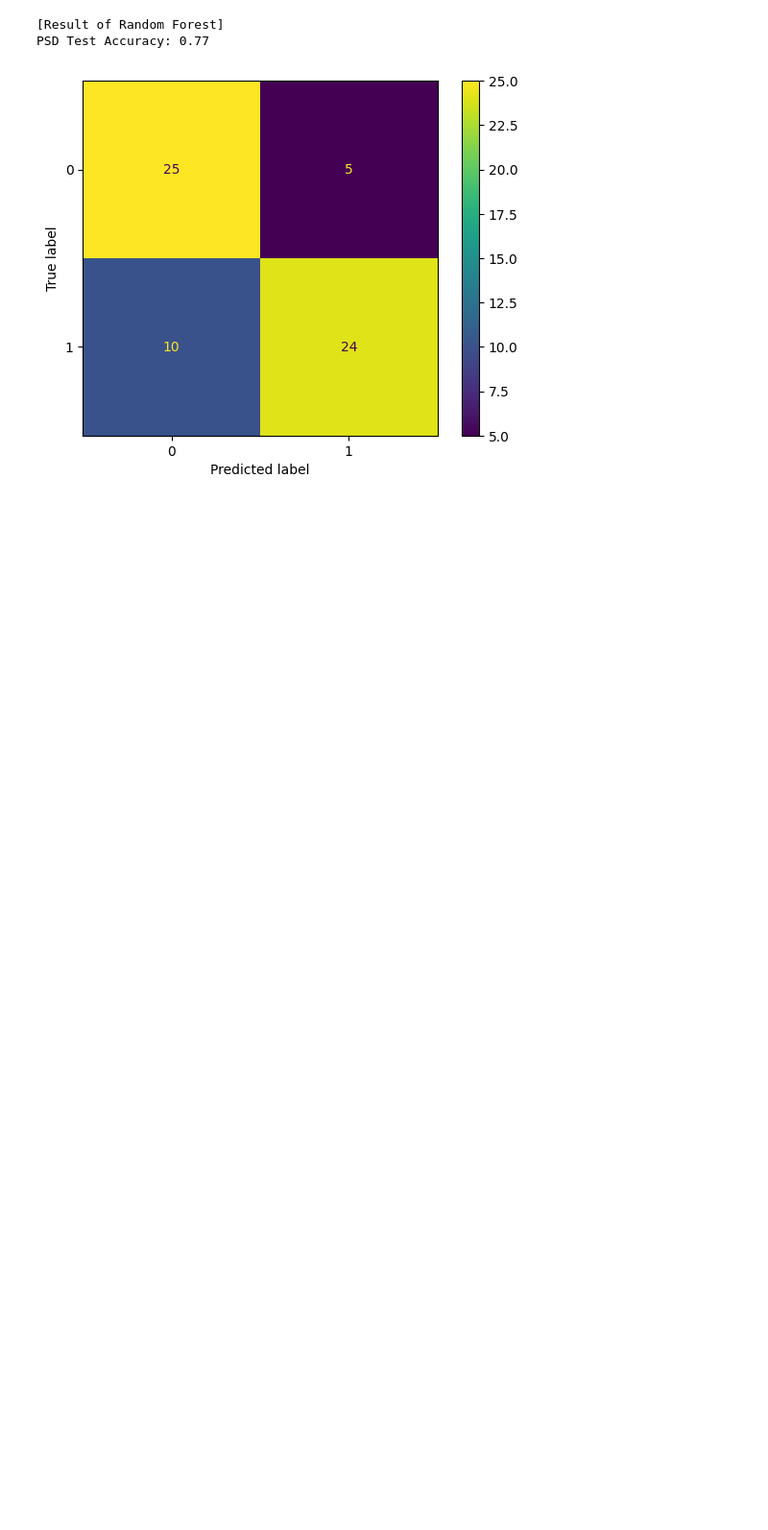
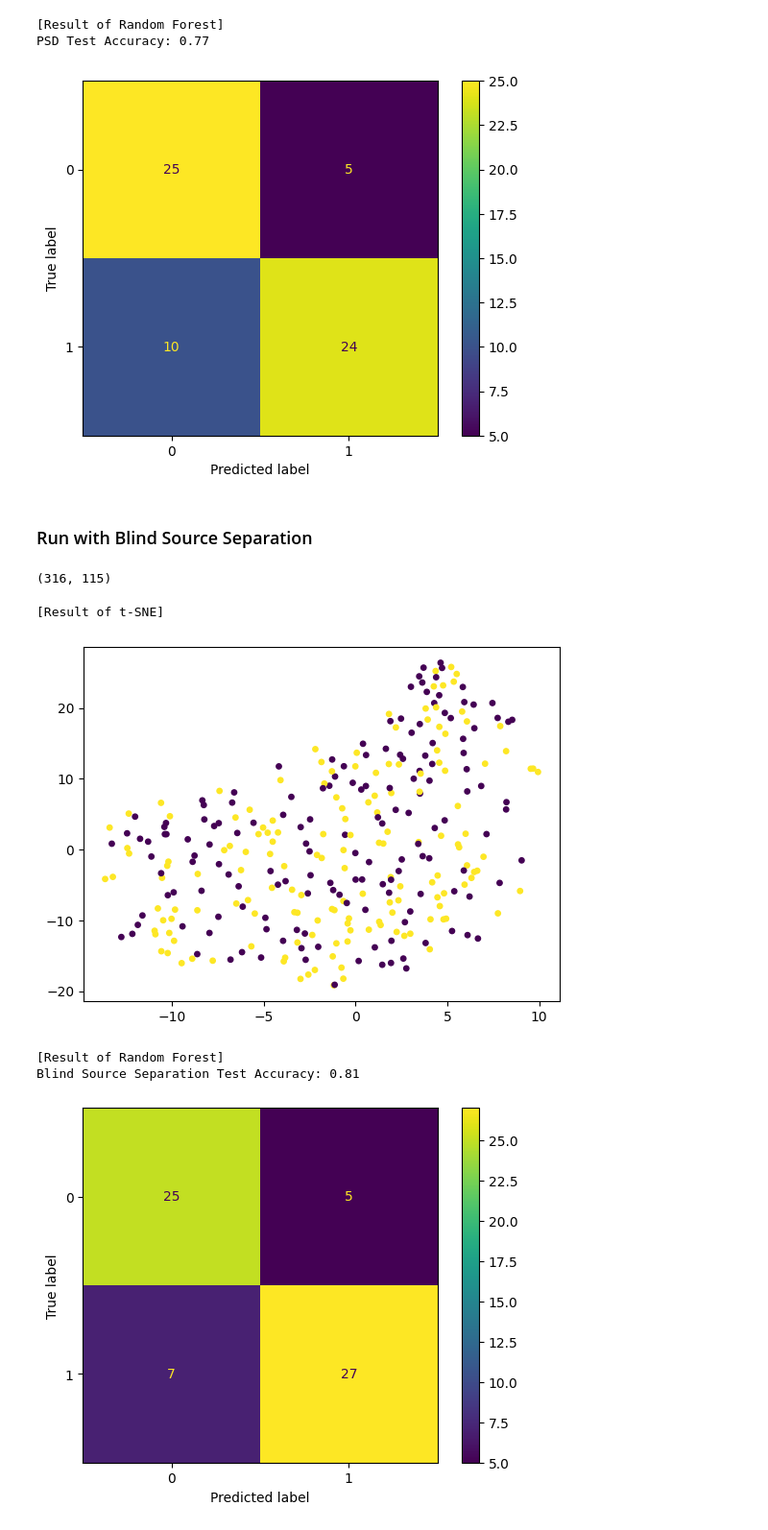
Before and after one commit to seohyunseo/EEG-signal-processing, a Jupyter notebook: eeg_data_analysis_v2.ipynb, the cells around one changed output. Shown at 96% size. Cells and saved outputs as stored; diff of their text form; code cells hidden in the pictures; blank space fills up the shorter version.

```diff
--- a/eeg_data_analysis_v2.ipynb
+++ b/eeg_data_analysis_v2.ipynb
@@ -479,3 +460,19 @@ evaluate_feature(train_X_psd, train_y_psd, 'PSD')
 [Result of Random Forest]
 PSD Test Accuracy: 0.77
 [figure]
+# %% [markdown]
+### Run with Blind Source Separation
+# %%
+train_X_BS = np.concatenate((pca_feature_matrix, ica_feature_matrix, svd_feature_matrix, csp_feature_matrix), axis=1)
+train_y_BS = np.transpose(train_y)
+train_X_BS.shape
+# %% [output]
+(316, 115)
+# %%
+evaluate_feature(train_X_BS, train_y_BS, 'Blind Source Separation')
+# %% [output]
+[Result of t-SNE]
+[figure, added]
+[Result of Random Forest]
+Blind Source Separation Test Accuracy: 0.81
+[figure, added]
```
Also changed, not shown: parts of 14 cells of this notebook, 1 other file.
